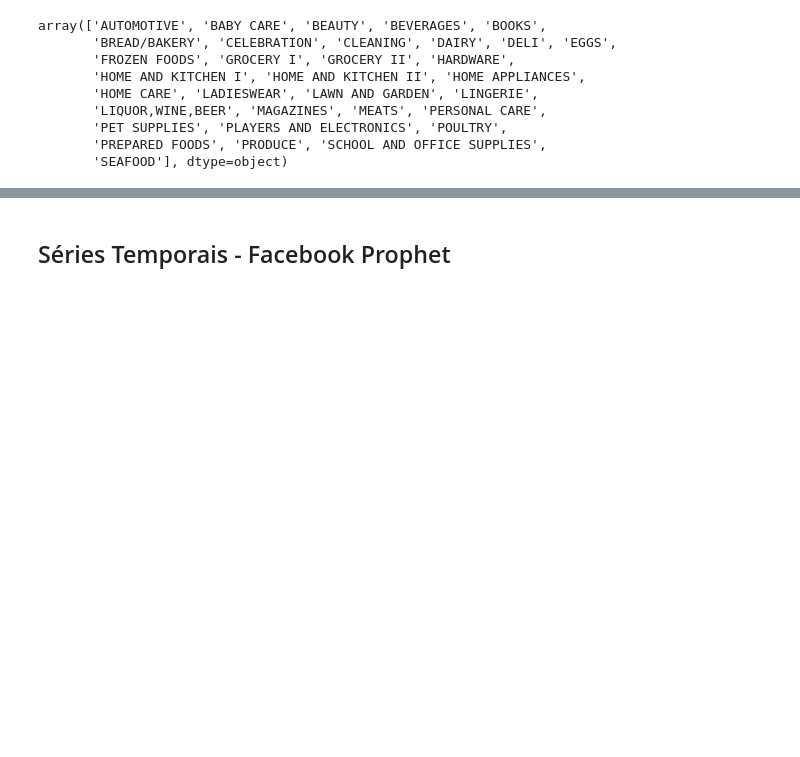
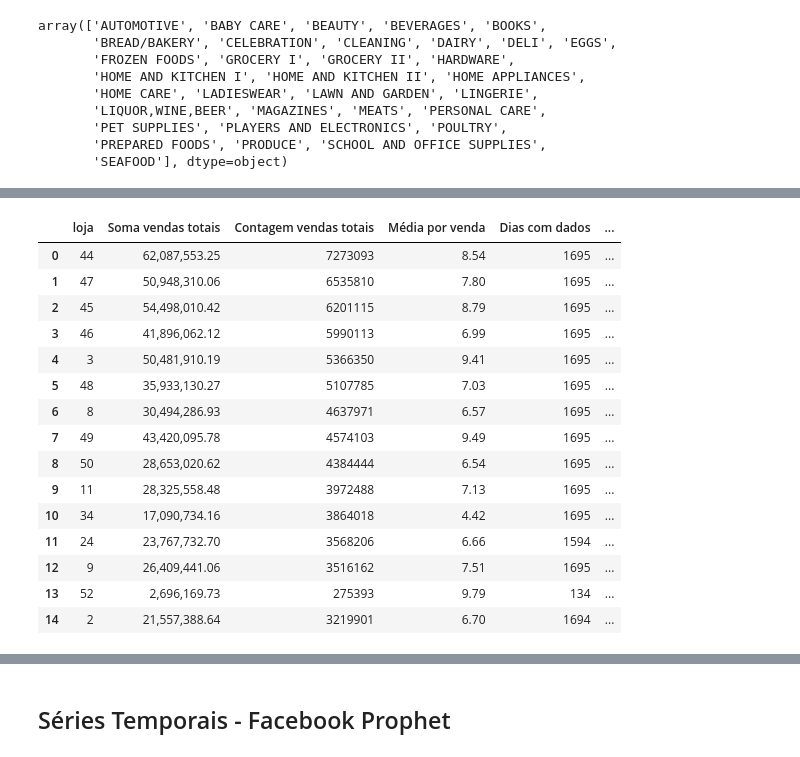
Before and after one commit to lgregs/TCC-PUCSP-CDIA, a Jupyter notebook: StoreSalesTimeSeries.ipynb, the cells around one changed output, grey strips where cells are left out. Drawn from its saved outputs; the diff is of its cells as text; code cells hidden in the pictures; blank space fills up the shorter version.

```diff
--- a/StoreSalesTimeSeries.ipynb
+++ b/StoreSalesTimeSeries.ipynb
@@ -239,0 +222,19 @@ df_tamanho
+# %%
+df_analysis
+# %% [output]
+|  | loja | Soma vendas totais | Contagem vendas totais | Média por venda | Dias com dados | ... |
+| 0 | 44 | 62,087,553.25 | 7273093 | 8.54 | 1695 | ... |
+| 1 | 47 | 50,948,310.06 | 6535810 | 7.80 | 1695 | ... |
+| 2 | 45 | 54,498,010.42 | 6201115 | 8.79 | 1695 | ... |
+| 3 | 46 | 41,896,062.12 | 5990113 | 6.99 | 1695 | ... |
+| 4 | 3 | 50,481,910.19 | 5366350 | 9.41 | 1695 | ... |
+| 5 | 48 | 35,933,130.27 | 5107785 | 7.03 | 1695 | ... |
+| 6 | 8 | 30,494,286.93 | 4637971 | 6.57 | 1695 | ... |
+| 7 | 49 | 43,420,095.78 | 4574103 | 9.49 | 1695 | ... |
+| 8 | 50 | 28,653,020.62 | 4384444 | 6.54 | 1695 | ... |
+| 9 | 11 | 28,325,558.48 | 3972488 | 7.13 | 1695 | ... |
+| 10 | 34 | 17,090,734.16 | 3864018 | 4.42 | 1695 | ... |
+| 11 | 24 | 23,767,732.70 | 3568206 | 6.66 | 1594 | ... |
+| 12 | 9 | 26,409,441.06 | 3516162 | 7.51 | 1695 | ... |
+| 13 | 52 | 2,696,169.73 | 275393 | 9.79 | 134 | ... |
+| 14 | 2 | 21,557,388.64 | 3219901 | 6.70 | 1694 | ... |
```
Also changed, not shown: parts of 30 cells of this notebook.
